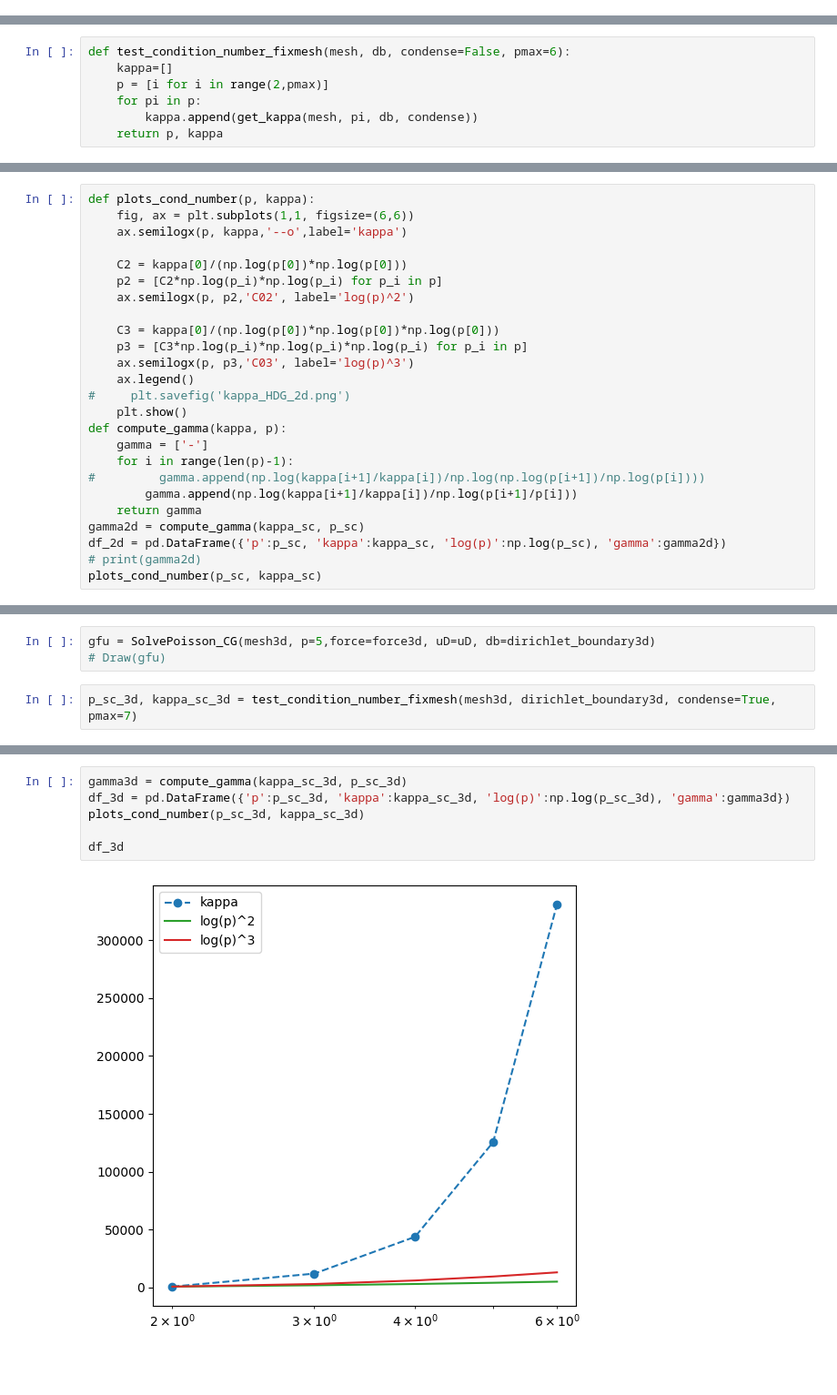
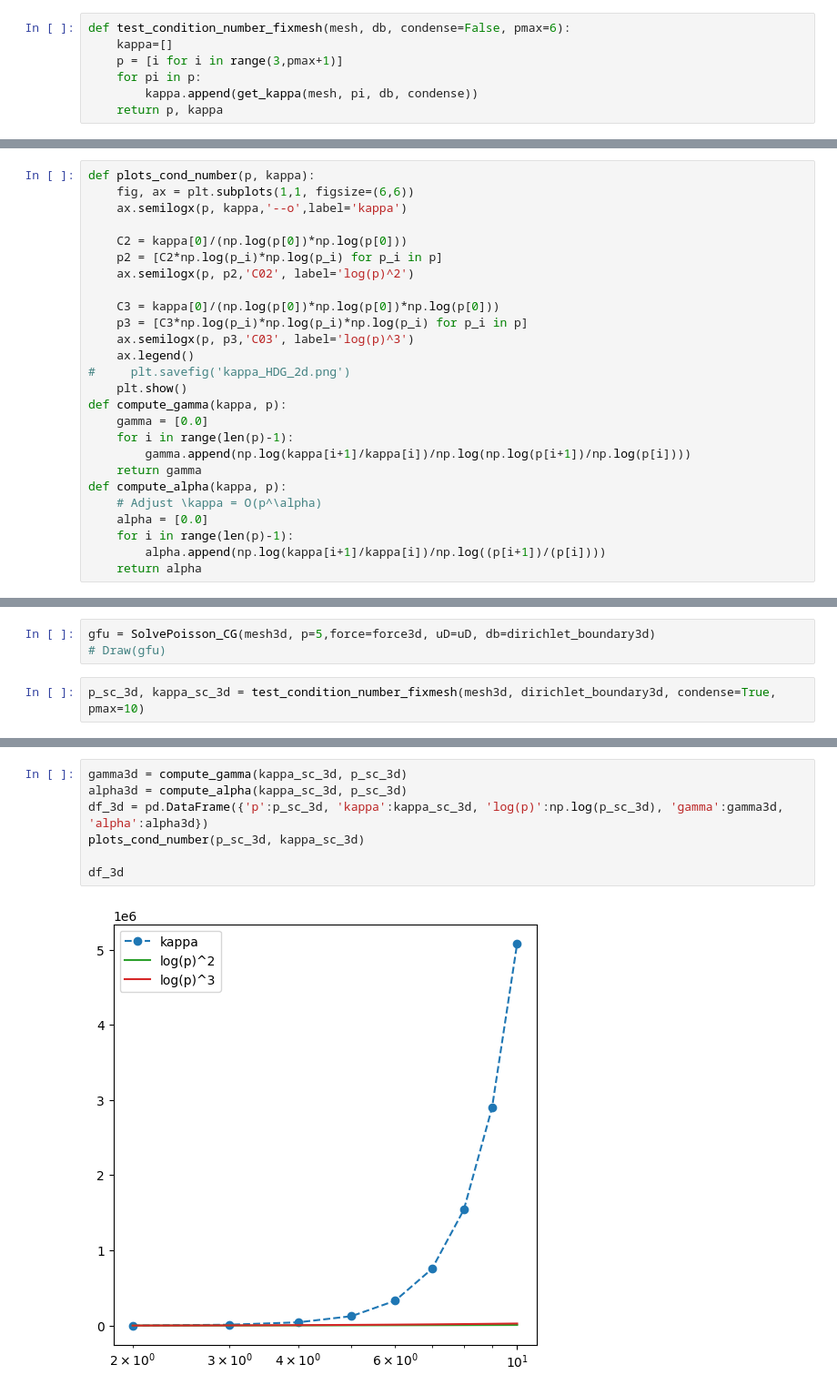
Before and after one commit to ManuelSanchezUribe/hdgmethods, a Jupyter notebook: CG_Poisson_condition_number.ipynb, the cells around one changed output, grey strips where cells are left out. Shown at 91% size. Saved outputs shown, nothing was run; the diff lists cells and outputs as text; blank space fills up the shorter version.

Commit message:
tests condition number

```diff
--- a/CG_Poisson_condition_number.ipynb
+++ b/CG_Poisson_condition_number.ipynb
@@ -23,0 +112,7 @@ import pandas as pd
+# %%
+def test_condition_number_fixmesh(mesh, db, condense=False, pmax=6):
+    kappa=[]
+    p = [i for i in range(3,pmax+1)]
+    for pi in p:
+        kappa.append(get_kappa(mesh, pi, db, condense))
+    return p, kappa
@@ -78,9 +164,2 @@ def get_kappa(mesh,p, db, condense):
-# %%
-def test_condition_number_fixmesh(mesh, db, condense=False, pmax=6):
-    kappa=[]
-    p = [i for i in range(2,pmax)]
-    for pi in p:
-        kappa.append(get_kappa(mesh, pi, db, condense))
-    return p, kappa
 # %%
 # p, kappa= test_condition_number_fixmesh(mesh,dirichlet_boundary,condense=False, pmax=10)
@@ -106,12 +212,13 @@ def plots_cond_number(p, kappa):
 #     plt.savefig('kappa_HDG_2d.png')
     plt.show()
 def compute_gamma(kappa, p):
-    gamma = ['-']
+    gamma = [0.0]
     for i in range(len(p)-1):
-#         gamma.append(np.log(kappa[i+1]/kappa[i])/np.log(np.log(p[i+1])/np.log(p[i])))
-        gamma.append(np.log(kappa[i+1]/kappa[i])/np.log(p[i+1]/p[i]))
+        gamma.append(np.log(kappa[i+1]/kappa[i])/np.log(np.log(p[i+1])/np.log(p[i])))
     return gamma
-gamma2d = compute_gamma(kappa_sc, p_sc)
-df_2d = pd.DataFrame({'p':p_sc, 'kappa':kappa_sc, 'log(p)':np.log(p_sc), 'gamma':gamma2d})
-# print(gamma2d)
-plots_cond_number(p_sc, kappa_sc)
+def compute_alpha(kappa, p):
+    # Adjust \kappa = O(p^\alpha)
+    alpha = [0.0]
+    for i in range(len(p)-1):
+        alpha.append(np.log(kappa[i+1]/kappa[i])/np.log((p[i+1])/(p[i])))
+    return alpha
@@ -153,4 +262,4 @@ mesh3d = Mesh(unit_cube.GenerateMesh(maxh=h))
 gfu = SolvePoisson_CG(mesh3d, p=5,force=force3d, uD=uD, db=dirichlet_boundary3d)
 # Draw(gfu)
 # %%
-p_sc_3d, kappa_sc_3d = test_condition_number_fixmesh(mesh3d, dirichlet_boundary3d, condense=True, pmax=7)
+p_sc_3d, kappa_sc_3d = test_condition_number_fixmesh(mesh3d, dirichlet_boundary3d, condense=True, pmax=10)
@@ -157,8 +284,9 @@ p_sc_3d, kappa_sc_3d = test_condition_number_fixmesh(mesh3d, dirichlet_boundary3
 # %%
 gamma3d = compute_gamma(kappa_sc_3d, p_sc_3d)
-df_3d = pd.DataFrame({'p':p_sc_3d, 'kappa':kappa_sc_3d, 'log(p)':np.log(p_sc_3d), 'gamma':gamma3d})
+alpha3d = compute_alpha(kappa_sc_3d, p_sc_3d)
+df_3d = pd.DataFrame({'p':p_sc_3d, 'kappa':kappa_sc_3d, 'log(p)':np.log(p_sc_3d), 'gamma':gamma3d, 'alpha':alpha3d})
 plots_cond_number(p_sc_3d, kappa_sc_3d)
 
 df_3d
 # %% [output]
-[figure, old version]
+[figure, new version]
```
Also changed, not shown: parts of 22 cells of this notebook, 10 other files.
